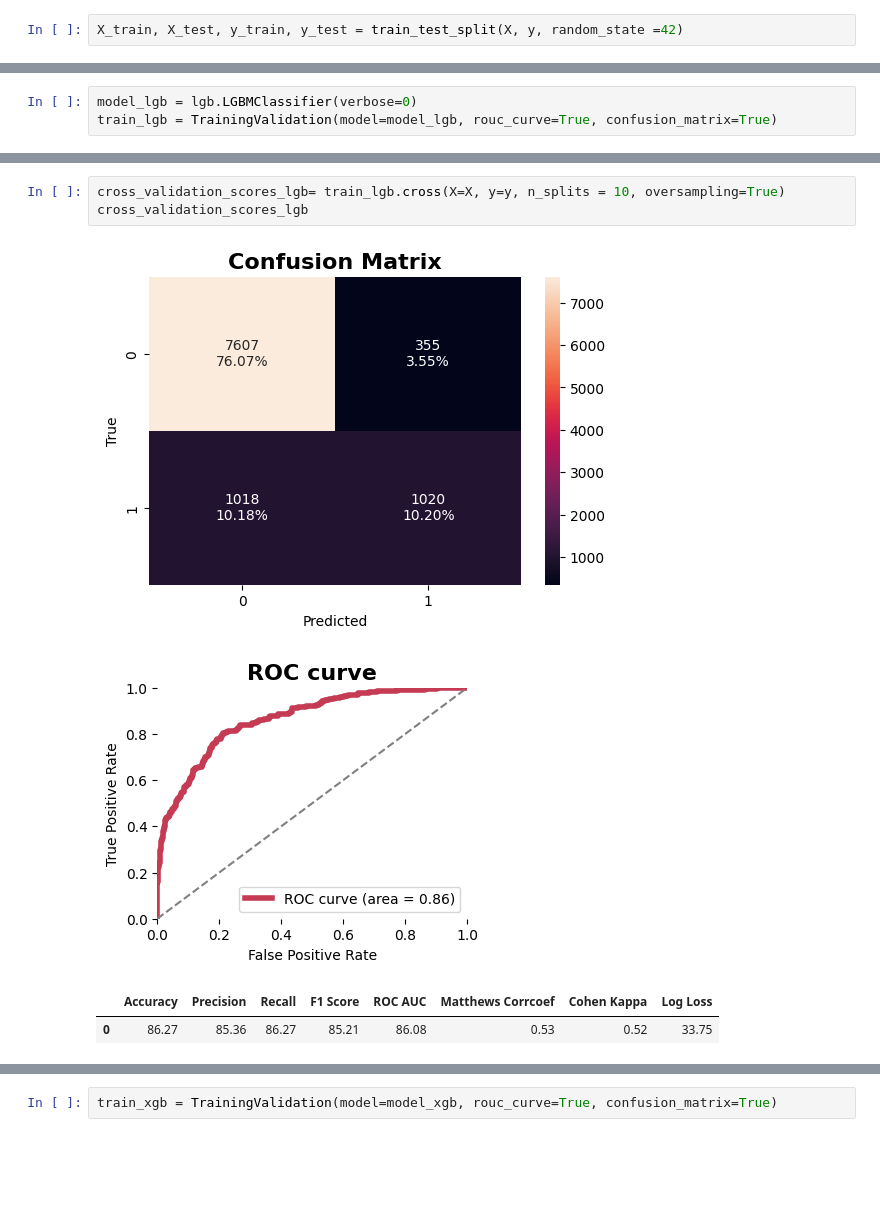
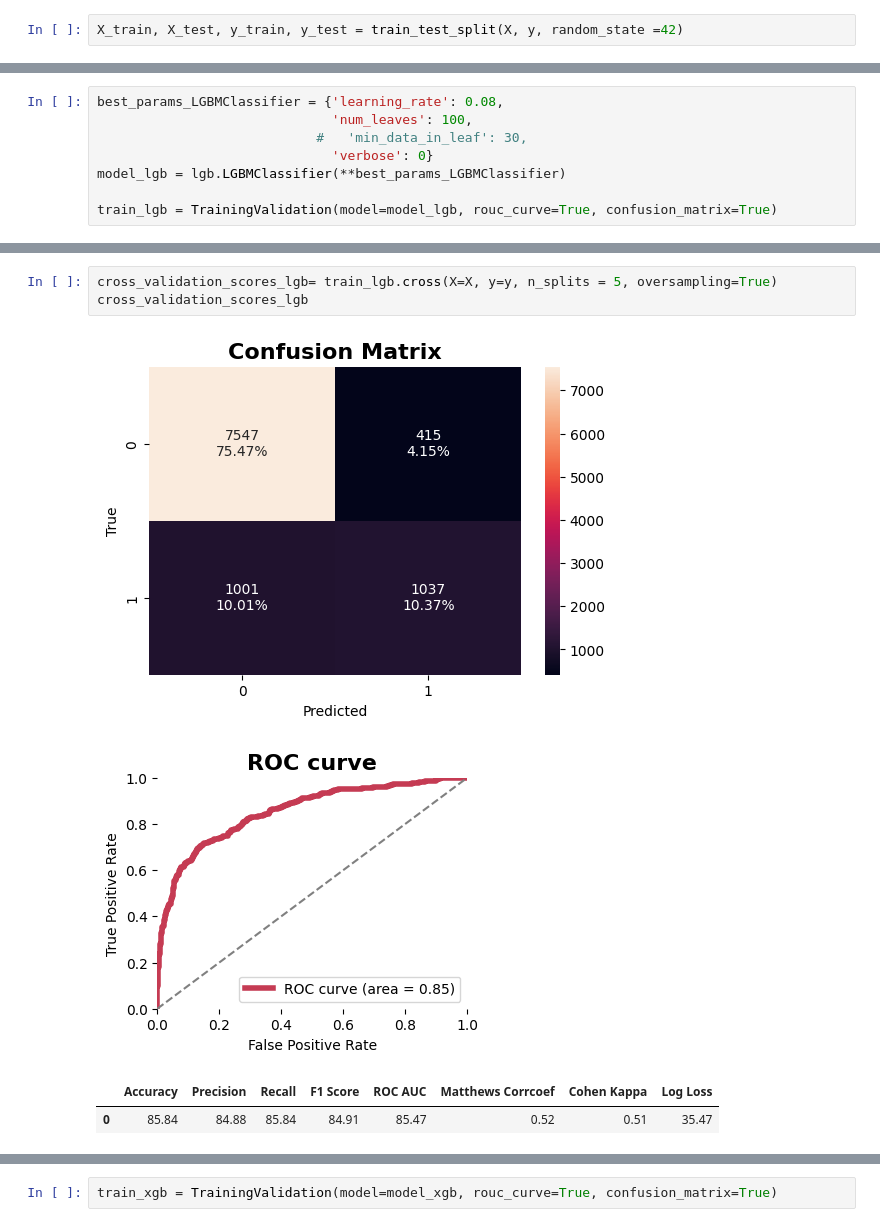
Before and after one commit to rvanguita/bank_customer_churn, a Jupyter notebook: main.ipynb, the cells around one changed output, grey strips where cells are left out. Drawn from its saved outputs; the diff is of its cells as text; blank space fills up the shorter version.

```diff
--- a/main.ipynb
+++ b/main.ipynb
@@ -395,5 +366,10 @@ cross_validation_scores_cb
 # %%
-model_lgb = lgb.LGBMClassifier(verbose=0)
+best_params_LGBMClassifier = {'learning_rate': 0.08,
+                              'num_leaves': 100,
+                            #   'min_data_in_leaf': 30,
+                              'verbose': 0}
+model_lgb = lgb.LGBMClassifier(**best_params_LGBMClassifier)
+
 train_lgb = TrainingValidation(model=model_lgb, rouc_curve=True, confusion_matrix=True)
 # %%
 normal_score_lgb = train_lgb.normal(X=X_train, y=y_train)
@@ -406,9 +382,9 @@ normal_score_lgb
 # %%
-cross_validation_scores_lgb= train_lgb.cross(X=X, y=y, n_splits = 10, oversampling=True)
+cross_validation_scores_lgb= train_lgb.cross(X=X, y=y, n_splits = 5, oversampling=True)
 cross_validation_scores_lgb
 # %% [output]
-[figure, old version]
+[figure, new version]
-[figure, old version]
+[figure, new version]
 |  | Accuracy | Precision | Recall | F1 Score | ROC AUC | Matthews Corrcoef | Cohen Kappa | Log Loss |
-| 0 | 86.27 | 85.36 | 86.27 | 85.21 | 86.08 | 0.53 | 0.52 | 33.75 |
+| 0 | 85.84 | 84.88 | 85.84 | 84.91 | 85.47 | 0.52 | 0.51 | 35.47 |
 # %%
```
Also changed, not shown: parts of 16 cells of this notebook, 7 other files.
